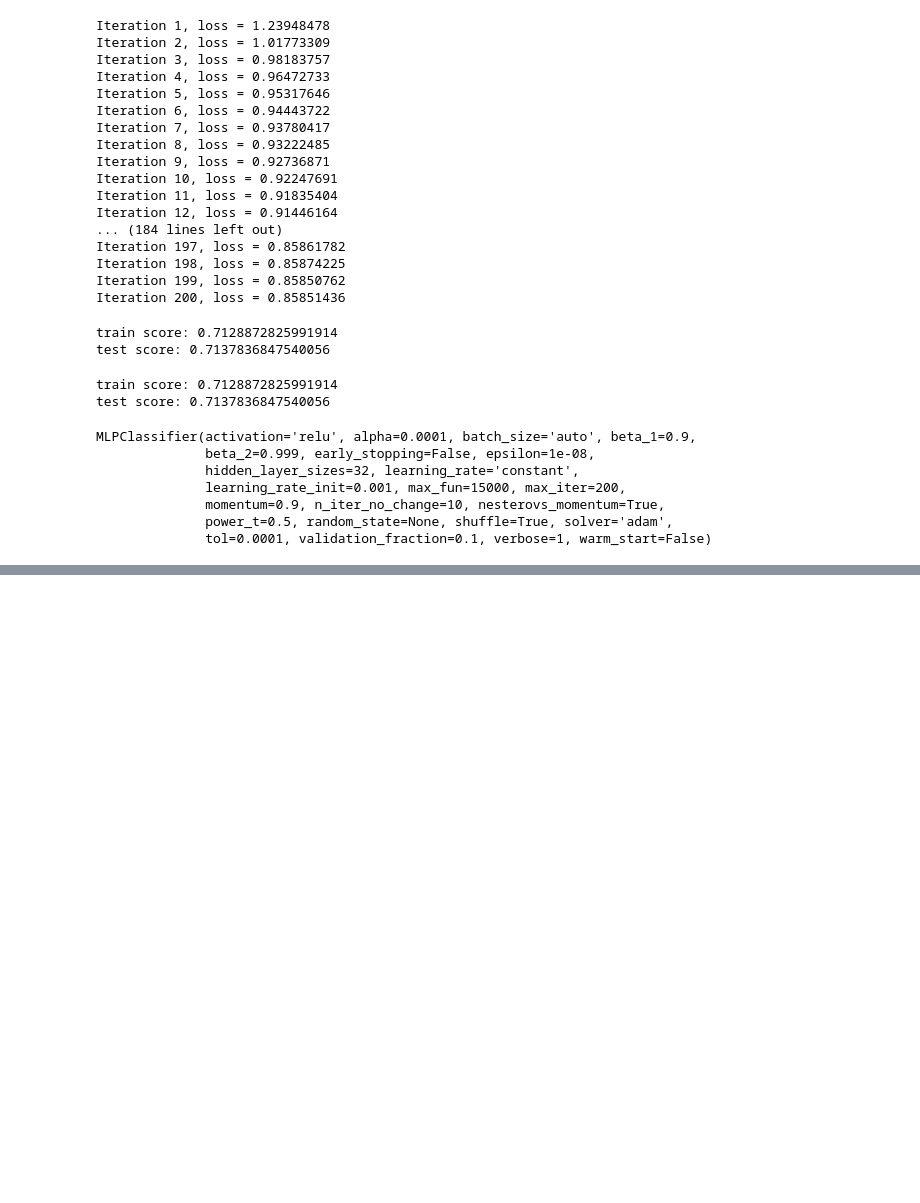
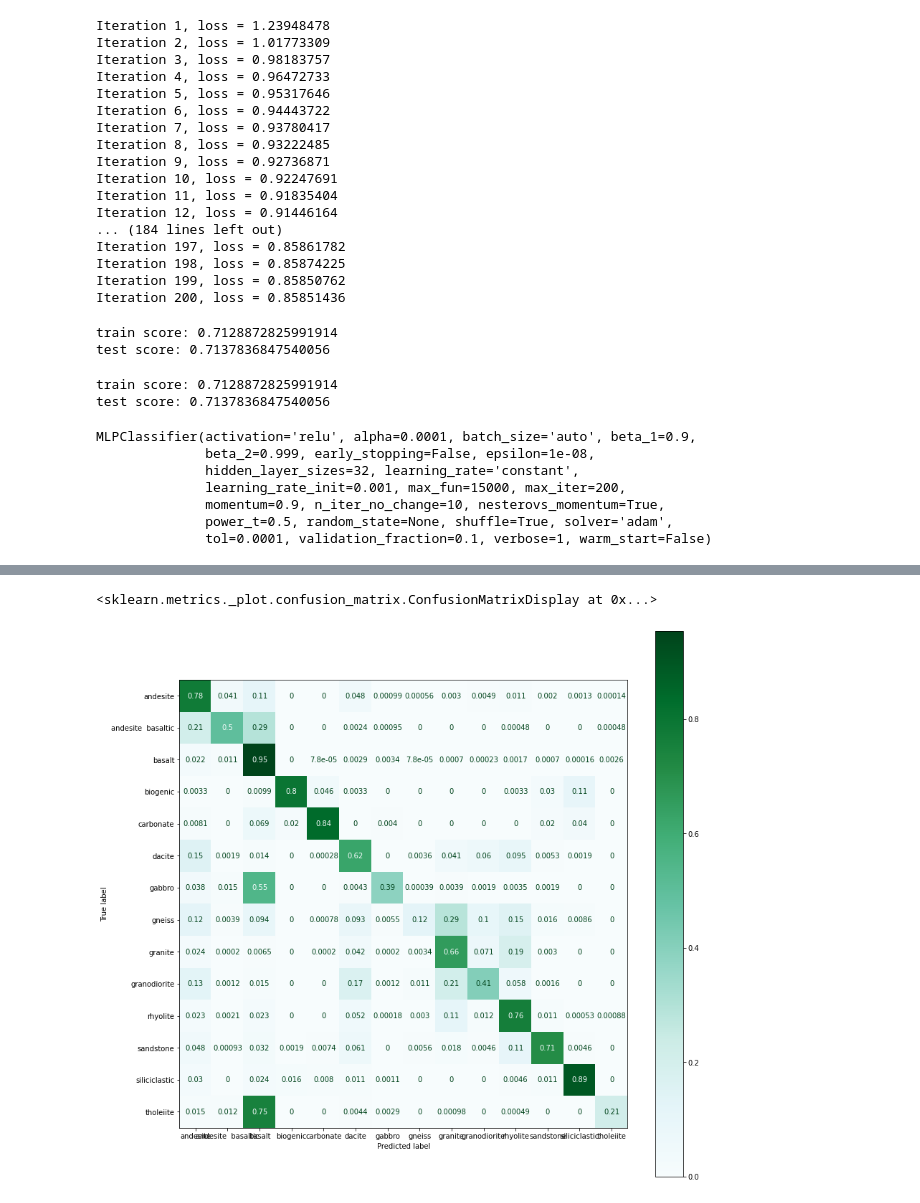
Before and after one commit to ds4geo/ds4geo, a Jupyter notebook: WS 2020 Course Notes/Session 9.ipynb, the cells around one changed output, grey strips where cells are left out. Drawn from its saved outputs; the diff is of its cells as text; code cells hidden in the pictures; blank space fills up the shorter version.

```diff
--- a/WS 2020 Course Notes/Session 9.ipynb
+++ b/WS 2020 Course Notes/Session 9.ipynb
@@ -244,0 +256,4 @@ MLPClassifier(activation='relu', alpha=0.0001, batch_size='auto', beta_1=0.9,
+# %%
+fig, ax = plt.subplots(figsize=(14,14))
+plot_confusion_matrix(clf, xv, yv, normalize="true", display_labels=le.classes_, ax=ax, cmap="BuGn")
+# %% [output]
@@ -244,0 +263,2 @@ MLPClassifier(activation='relu', alpha=0.0001, batch_size='auto', beta_1=0.9,
+<sklearn.metrics._plot.confusion_matrix.ConfusionMatrixDisplay at 0x...>
+[figure, added]
```
Also changed, not shown: parts of 7 cells of this notebook.
